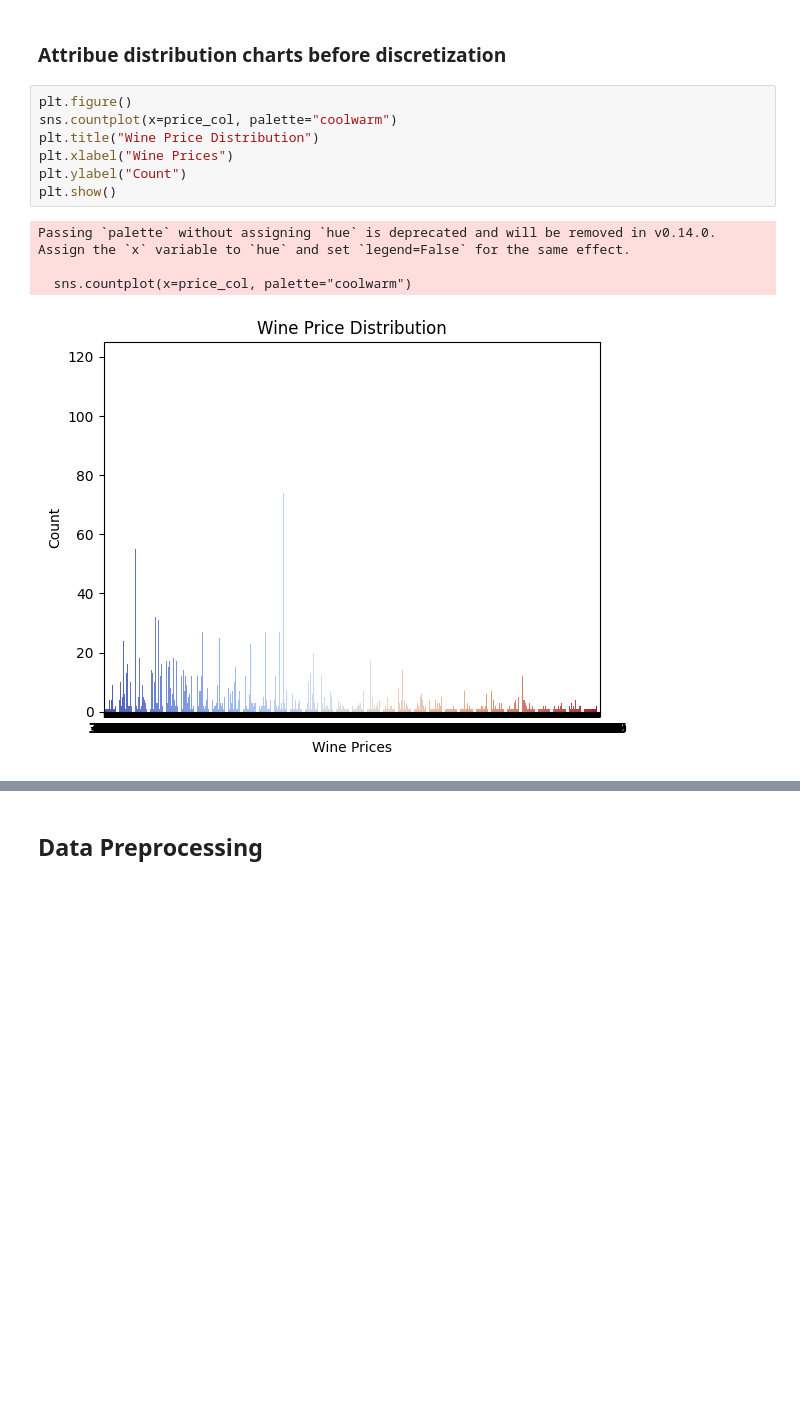
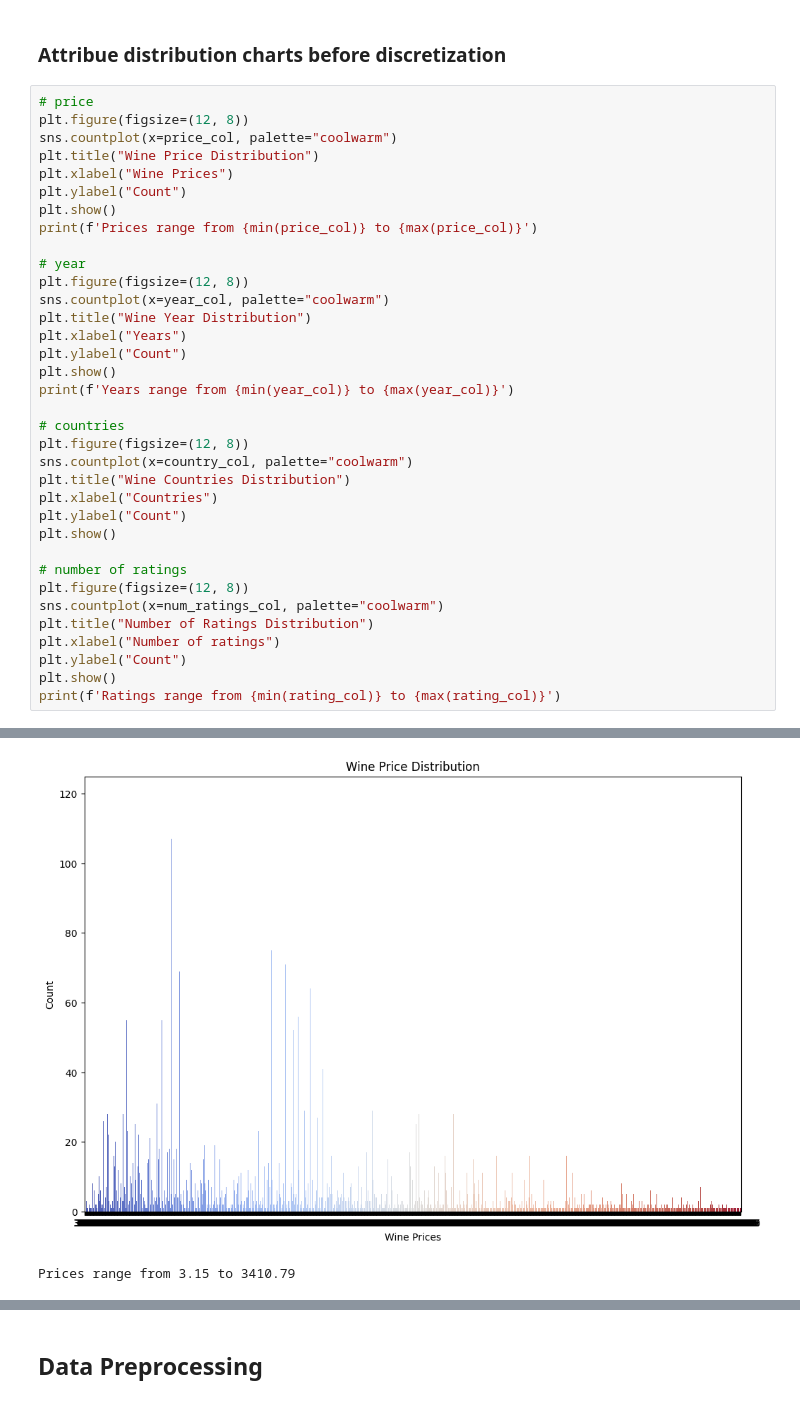
Before and after one commit to xinnnxuan/CPSC322-FinalProject, a Jupyter notebook: wineclassification.ipynb, the cells around one changed output, grey strips where cells are left out. Cells and saved outputs as stored; diff of their text form; blank space fills up the shorter version.

```diff
--- a/wineclassification.ipynb
+++ b/wineclassification.ipynb
@@ -116,15 +120,39 @@ Passing `palette` without assigning `hue` is deprecated and will be removed in v
 [figure]
 # %% [markdown]
 ### Attribue distribution charts before discretization
-# %%
-plt.figure()
-sns.countplot(x=price_col, palette="coolwarm")
-plt.title("Wine Price Distribution")
-plt.xlabel("Wine Prices")
-plt.ylabel("Count")
-plt.show()
-# %% [output]
-Passing `palette` without assigning `hue` is deprecated and will be removed in v0.14.0. Assign the `x` variable to `hue` and set `legend=False` for the same effect.
-
-  sns.countplot(x=price_col, palette="coolwarm")
-[figure, removed]
+# %%
+# price
+plt.figure(figsize=(12, 8))
+sns.countplot(x=price_col, palette="coolwarm")
+plt.title("Wine Price Distribution")
+plt.xlabel("Wine Prices")
+plt.ylabel("Count")
+plt.show()
+print(f'Prices range from {min(price_col)} to {max(price_col)}')
+
+# year
+plt.figure(figsize=(12, 8))
+sns.countplot(x=year_col, palette="coolwarm")
+plt.title("Wine Year Distribution")
+plt.xlabel("Years")
+plt.ylabel("Count")
+plt.show()
+print(f'Years range from {min(year_col)} to {max(year_col)}')
+
+# countries
+plt.figure(figsize=(12, 8))
+sns.countplot(x=country_col, palette="coolwarm")
+plt.title("Wine Countries Distribution")
+plt.xlabel("Countries")
+plt.ylabel("Count")
+plt.show()
+
+# number of ratings
+plt.figure(figsize=(12, 8))
+sns.countplot(x=num_ratings_col, palette="coolwarm")
+plt.title("Number of Ratings Distribution")
+plt.xlabel("Number of ratings")
+plt.ylabel("Count")
+plt.show()
+print(f'Ratings range from {min(rating_col)} to {max(rating_col)}')
+# %% [output]
@@ -130,0 +162,2 @@ Passing `palette` without assigning `hue` is deprecated and will be removed in v
+[figure, added]
+Prices range from 3.15 to 3410.79
```
Also changed, not shown: parts of 7 cells of this notebook, 1 other file.
